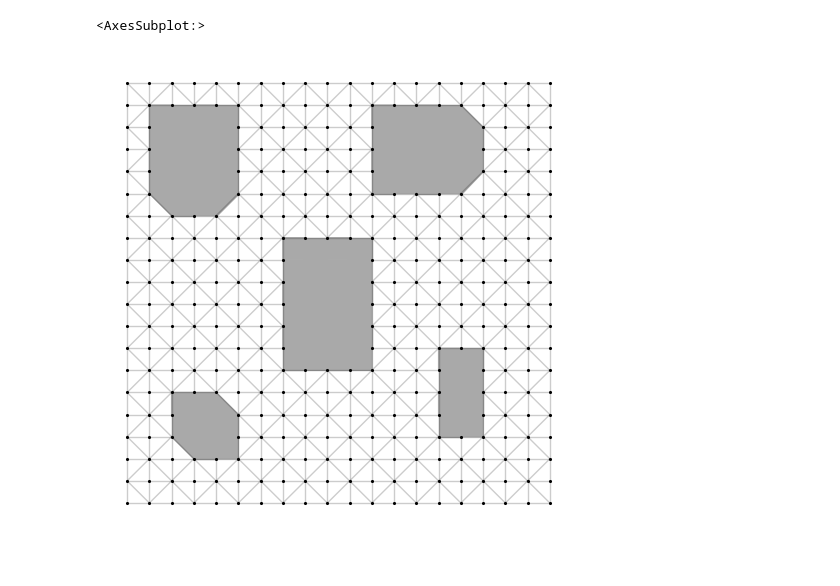
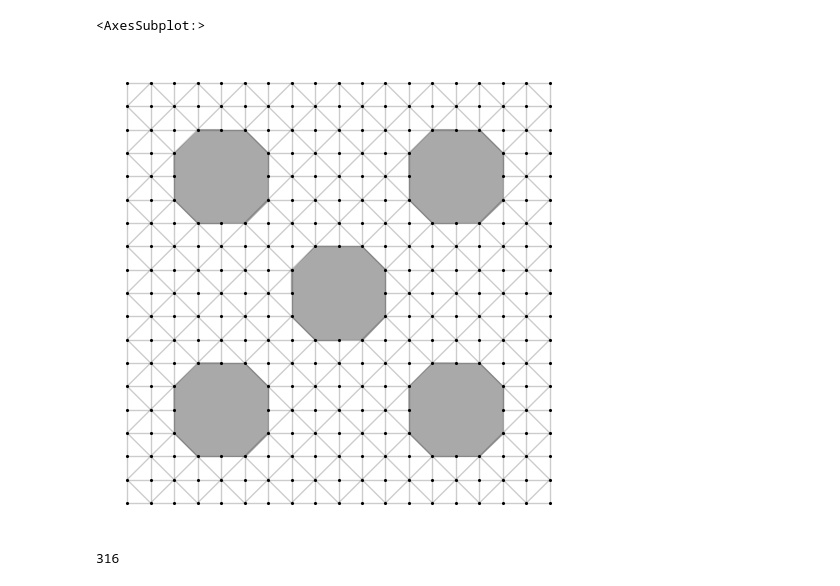
Before and after one commit to ctaveras1999/h-star, a Jupyter notebook: experiments/exp1.ipynb, the cells around one changed output. Saved outputs shown, nothing was run; the diff lists cells and outputs as text; code cells hidden in the pictures.

```diff
--- a/experiments/exp1.ipynb
+++ b/experiments/exp1.ipynb
@@ -28,19 +15,0 @@ def alpha_sweep(SC, ref_path, alphas, max_depth, verbose=False, prune=False, eps
-# %%
-num_rows = 20
-top, left, height, width = 1, -1, 2, 2
-
-# Initialize Simplicial Complex (SC)
-SC = SimplicialComplex(num_rows, False, False, True)
-
-holes_info = [(-0.78, -0.5, 0.3, 0.2), (-0.8, 0.8, 0.25, 0.4), (-0.2,0.2,0.3,0.5), (0.2,0.8,0.4,0.3), (0.5, -0.3, 0.15, 0.3)]
-hole_pts = [rect_hole(*hole_pt) for hole_pt in holes_info]
-
-for hole_pt in hole_pts:
-    sorted_pts, polar_ang, polar_mag = get_polygon_order(hole_pt)
-    hole_nodes = poly_hole(SC, sorted_pts)
-    SC.del_simplices({0:hole_nodes})
-
-plot_sc(SC)
-# %% [output]
-<AxesSubplot:>
-[figure, removed]
@@ -47 +58,18 @@ plot_sc(SC)
+# %%
+n = 19
+# Initialize Simplicial Complex (SC)
+SC = SimplicialComplex(n, False, False)
+start, end = 0, len(SC.node_vec)-1
+
+hole_locs = np.array([[-0.55, -0.55], [-0.55, 0.55], [0.55, 0.55], [0.55, -0.55]])
+SC.make_holes(hole_locs, 0.2, np.inf)
+SC.make_holes([[0,0]], 0.22, np.inf)
+plot_sc(SC)
+# %% [output]
+<AxesSubplot:>
+[figure, added]
+# %%
+np.sum(SC.node_vec)
+# %% [output]
+316
 # %%
```
Also changed, not shown: parts of 21 cells of this notebook, 14 other files.
